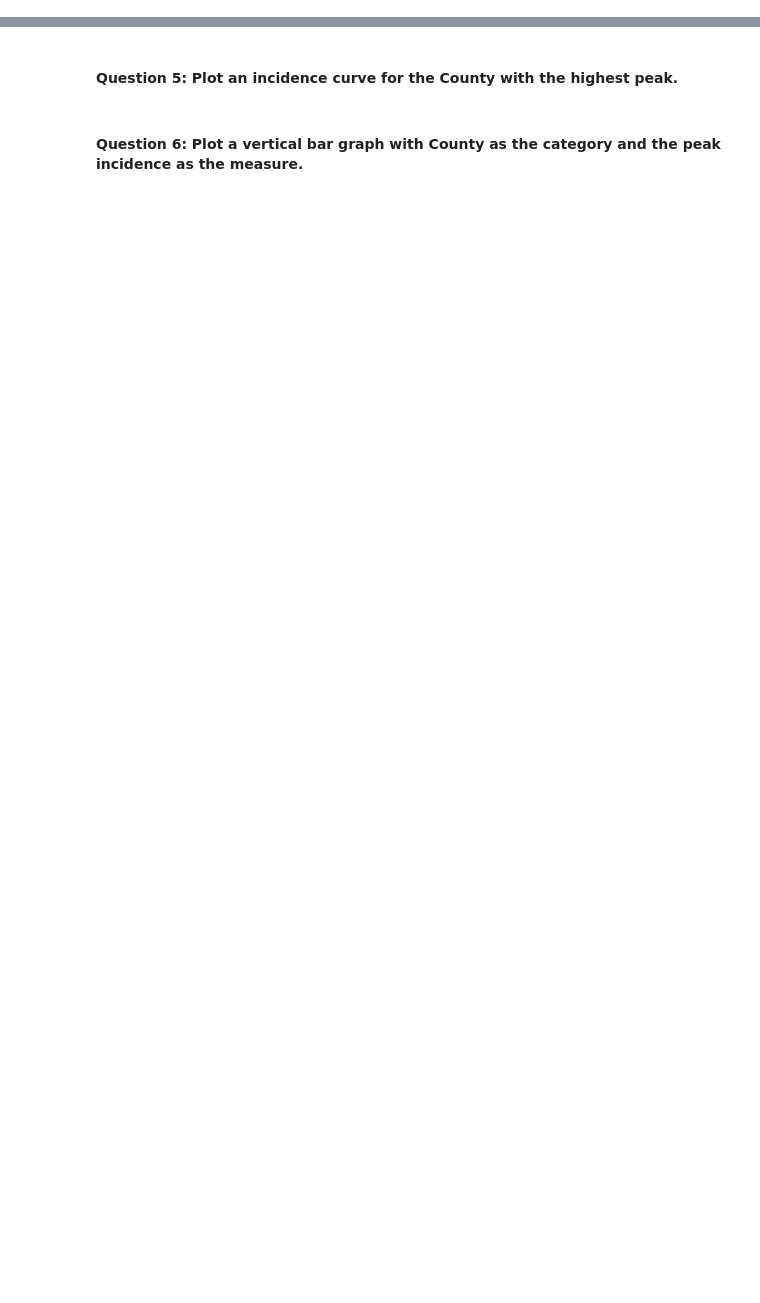
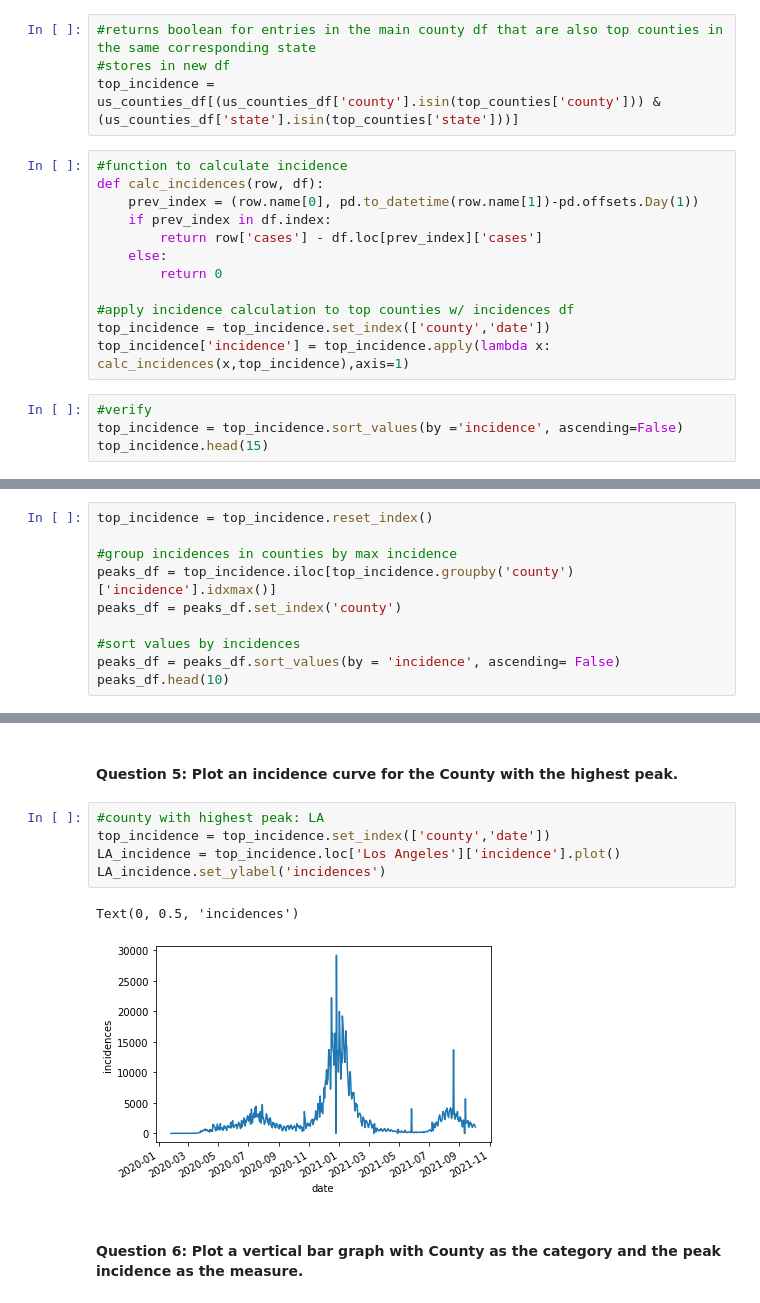
Before and after one commit to CMU-MS-DAS-Modern-Programming-Mini/ClassAssignmentNo4, a Jupyter notebook: US County Data - pandas.ipynb, the cells around one changed output, grey strips where cells are left out. Saved outputs shown, nothing was run; the diff lists cells and outputs as text; blank space fills up the shorter version.

```diff
--- a/US County Data - pandas.ipynb
+++ b/US County Data - pandas.ipynb
@@ -24,0 +95,20 @@ deaths - The cumulative number of deaths in at the date in the county
+# %%
+#returns boolean for entries in the main county df that are also top counties in the same corresponding state
+#stores in new df
+top_incidence = us_counties_df[(us_counties_df['county'].isin(top_counties['county'])) & (us_counties_df['state'].isin(top_counties['state']))]
+# %%
+#function to calculate incidence
+def calc_incidences(row, df):
+    prev_index = (row.name[0], pd.to_datetime(row.name[1])-pd.offsets.Day(1))
+    if prev_index in df.index:
+        return row['cases'] - df.loc[prev_index]['cases']
+    else:
+        return 0
+
+#apply incidence calculation to top counties w/ incidences df
+top_incidence = top_incidence.set_index(['county','date'])
+top_incidence['incidence'] = top_incidence.apply(lambda x: calc_incidences(x,top_incidence),axis=1)
+# %%
+#verify
+top_incidence = top_incidence.sort_values(by ='incidence', ascending=False)
+top_incidence.head(15)
@@ -25,2 +133,12 @@ deaths - The cumulative number of deaths in at the date in the county
 # %% [markdown]
 #### Question 4: Calculate the peak incidence for the 10 counties (the day with the highest number of new cases).
+# %%
+top_incidence = top_incidence.reset_index()
+
+#group incidences in counties by max incidence
+peaks_df = top_incidence.iloc[top_incidence.groupby('county')['incidence'].idxmax()]
+peaks_df = peaks_df.set_index('county')
+
+#sort values by incidences
+peaks_df = peaks_df.sort_values(by = 'incidence', ascending= False)
+peaks_df.head(10)
@@ -27,4 +158,12 @@ deaths - The cumulative number of deaths in at the date in the county
 # %% [markdown]
 #### Question 5: Plot an incidence curve for the County with the highest peak.
+# %%
+#county with highest peak: LA
+top_incidence = top_incidence.set_index(['county','date'])
+LA_incidence = top_incidence.loc['Los Angeles']['incidence'].plot()
+LA_incidence.set_ylabel('incidences')
+# %% [output]
+Text(0, 0.5, 'incidences')
+[figure, added]
 # %% [markdown]
 #### Question 6: Plot a vertical bar graph with County as the category and the peak incidence as the measure.
```
Also changed, not shown: parts of 9 cells of this notebook.
